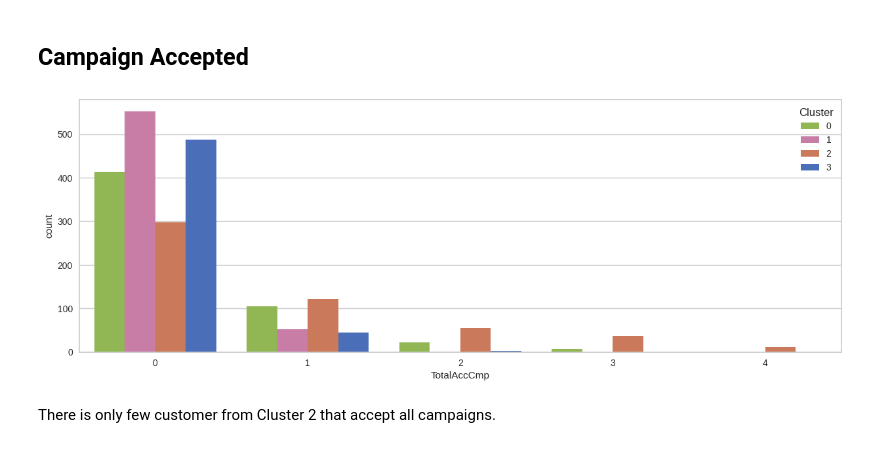
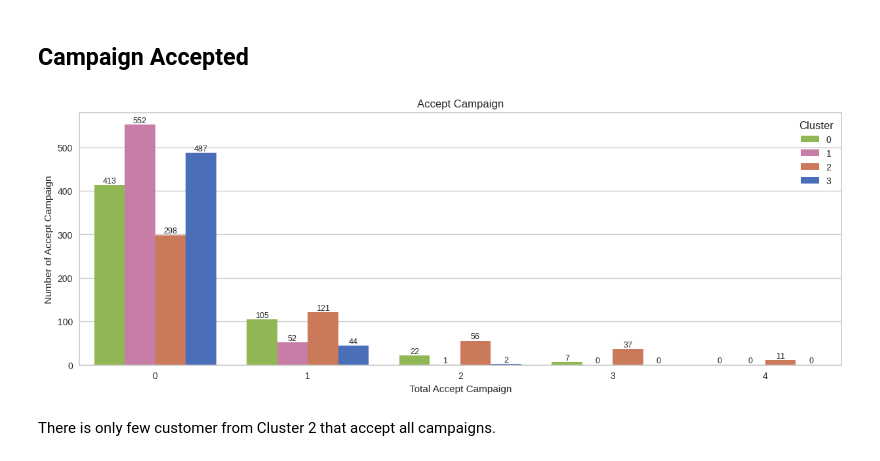
Before and after one commit to helmynaufal/Marketing-Campaign-Customer-Segmentation, a Jupyter notebook: predict-customer-personality-to-boost-marketing.ipynb, the cells around one changed output. Drawn from its saved outputs; the diff is of its cells as text; code cells hidden in the pictures.

```diff
--- a/predict-customer-personality-to-boost-marketing.ipynb
+++ b/predict-customer-personality-to-boost-marketing.ipynb
@@ -589,8 +666,13 @@ It shows Cluster 2 dominating the purchase made using Catalog, while the other p
 # %%
 plt.figure(figsize=(15,5))
 ax = sns.countplot(data=df, x='TotalAccCmp', hue='Cluster', palette=pal)
+plt.title('Accept Campaign')
+plt.ylabel('Number of Accept Campaign')
+plt.xlabel('Total Accept Campaign')
+for container in ax.containers:
+    ax.bar_label(container, fontsize=9, fmt='%.f')
 # %% [output]
-[figure, old version]
+[figure, new version]
 # %% [markdown]
 There is only few customer from Cluster 2 that accept all campaigns.
 # %%
```
Also changed, not shown: parts of 3 cells of this notebook.
